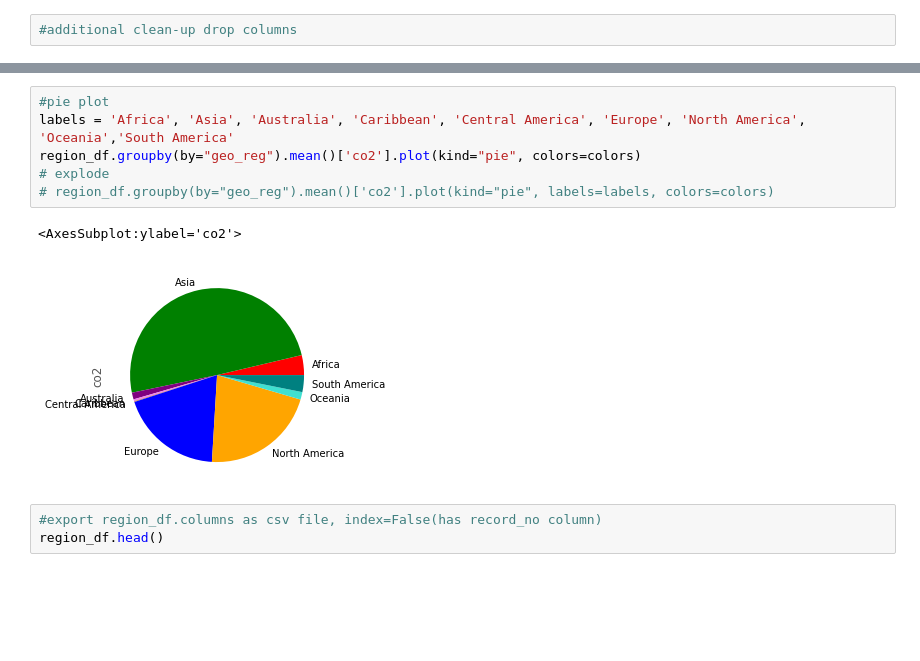
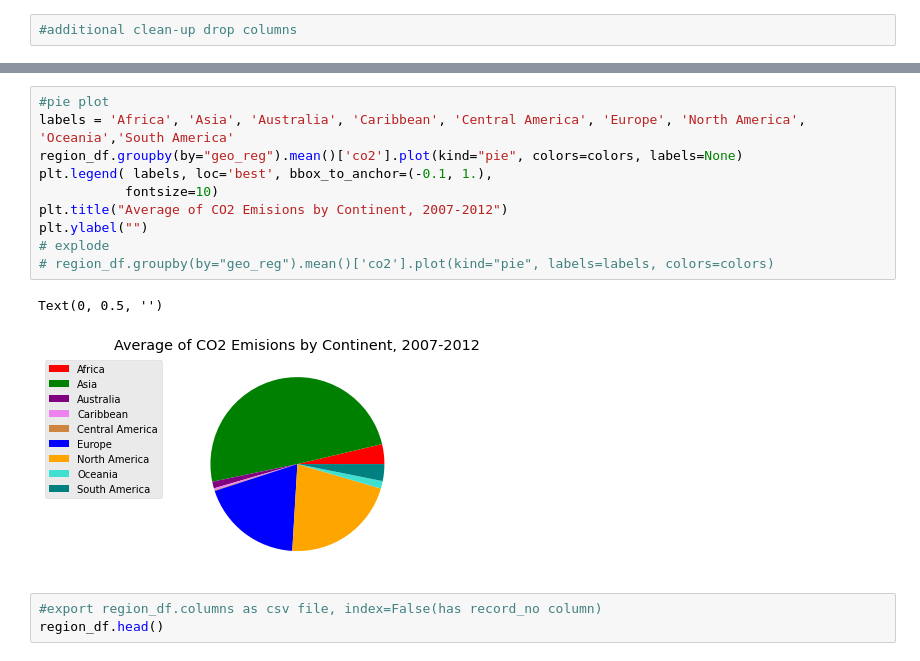
Before and after one commit to SoWhitIs/world_events_emissions, a Jupyter notebook: dev/script/eda/4_additional_EDA_geographic_region.ipynb, the cells around one changed output, grey strips where cells are left out. Cells and saved outputs as stored; diff of their text form; blank space fills up the shorter version.

```diff
--- a/dev/script/eda/4_additional_EDA_geographic_region.ipynb
+++ b/dev/script/eda/4_additional_EDA_geographic_region.ipynb
@@ -551,12 +552,16 @@ plt.figure(figsize=(15,5))
 # %%
 #pie plot
 labels = 'Africa', 'Asia', 'Australia', 'Caribbean', 'Central America', 'Europe', 'North America', 'Oceania','South America'
-region_df.groupby(by="geo_reg").mean()['co2'].plot(kind="pie", colors=colors)
+region_df.groupby(by="geo_reg").mean()['co2'].plot(kind="pie", colors=colors, labels=None)
+plt.legend( labels, loc='best', bbox_to_anchor=(-0.1, 1.),
+           fontsize=10)
+plt.title("Average of CO2 Emisions by Continent, 2007-2012")
+plt.ylabel("")
 # explode
 # region_df.groupby(by="geo_reg").mean()['co2'].plot(kind="pie", labels=labels, colors=colors)
 # %% [output]
-<AxesSubplot:ylabel='co2'>
+Text(0, 0.5, '')
-[figure, old version]
+[figure, new version]
 # %%
 #export region_df.columns as csv file, index=False(has record_no column)
 region_df.head()
```
Also changed, not shown: parts of 5 cells of this notebook, 1 other file.
